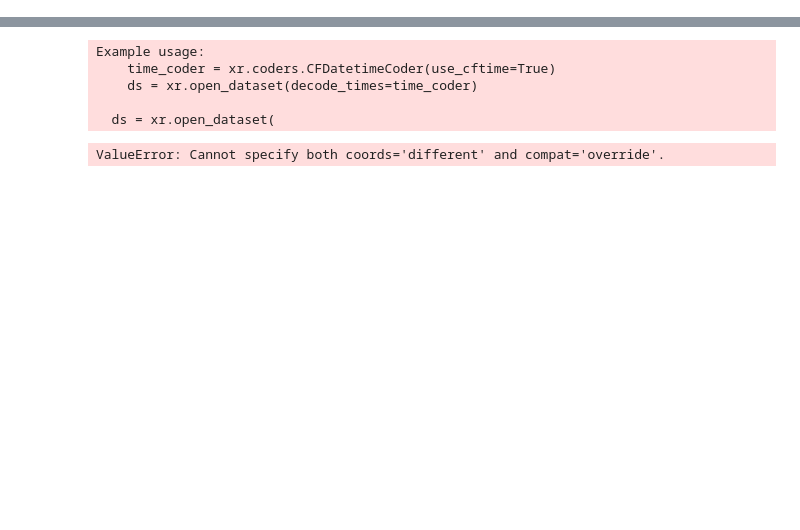
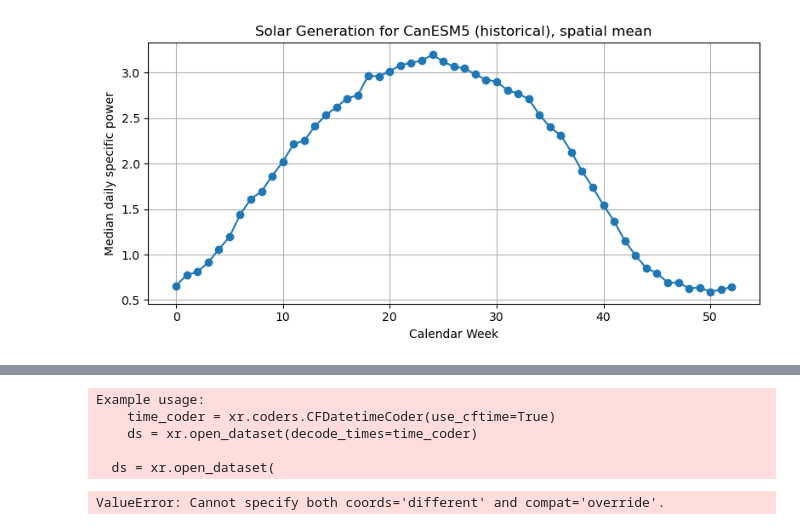
Before and after one commit to martabresco/Climate-Change-Impacted-Solar-Energy-Generation, a Jupyter notebook: energy_droughts.ipynb, the cells around one changed output, grey strips where cells are left out. Saved outputs shown, nothing was run; the diff lists cells and outputs as text; code cells hidden in the pictures; blank space fills up the shorter version.

Commit message:
energy dr

```diff
--- a/energy_droughts.ipynb
+++ b/energy_droughts.ipynb
@@ -129,0 +158,17 @@ Example usage:
+# %%
+file="/work/users/s233224/Climate-Change-Impacted-Solar-Energy-Generation/power/CanESM5_1x1grid/historical/daily_mean_per_week.nc"
+model="CanESM5"
+period="historical"
+ds=xr.open_dataset(file, engine="netcdf4")
+p=ds['specific generation'].sel(y=41,x=2)
+spatial_mean = ds['specific generation'].mean(dim=['y', 'x'])
+plt.figure(figsize=(8, 4))
+plt.plot(spatial_mean, marker='o', linestyle='-')
+plt.xlabel("Calendar Week")
+plt.ylabel("Median daily specific power")
+plt.title(f"Solar Generation for {model} ({period}), spatial mean")
+plt.grid(True)
+plt.tight_layout()
+plt.show()
+# %% [output]
+[figure, added]
```
Also changed, not shown: parts of 11 cells of this notebook.
